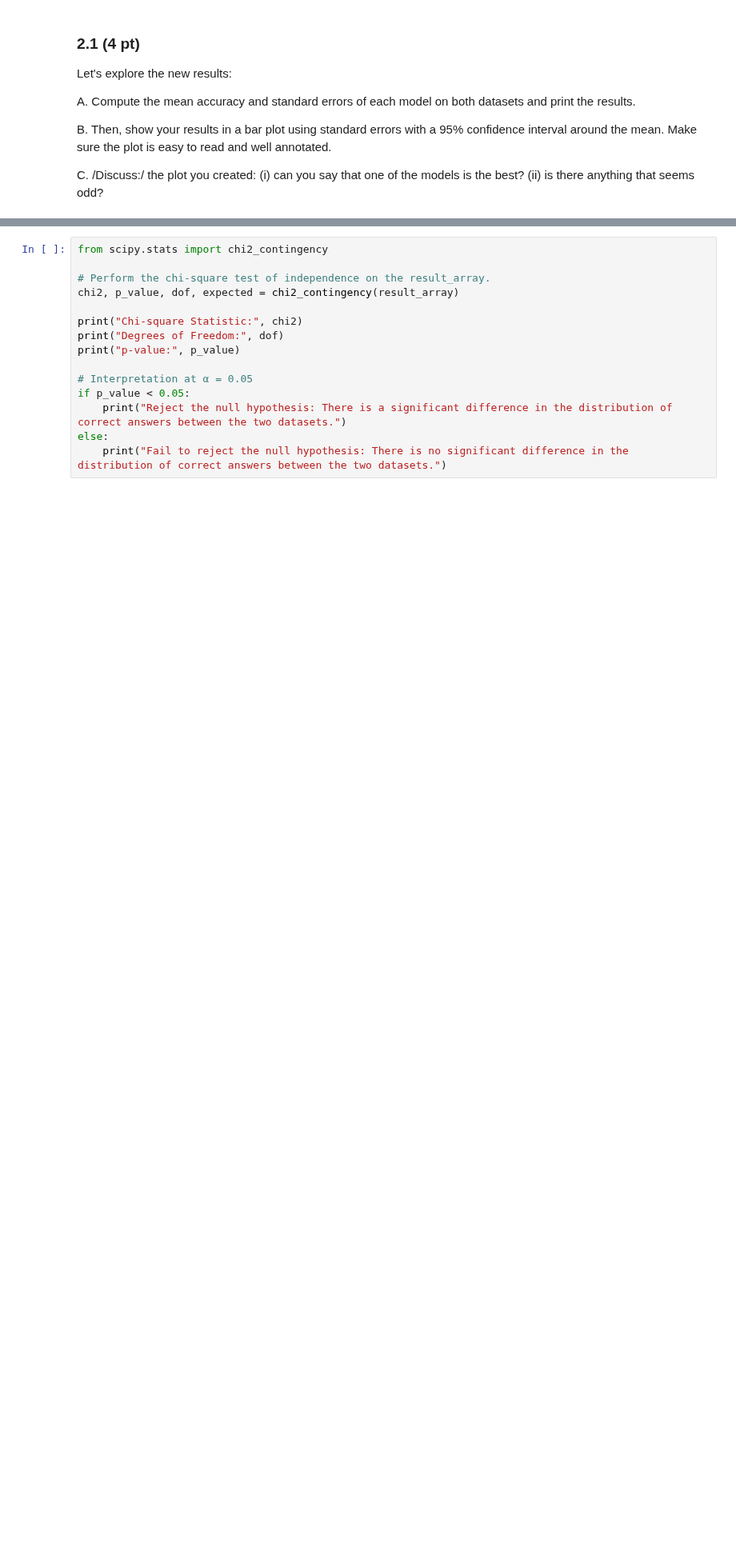
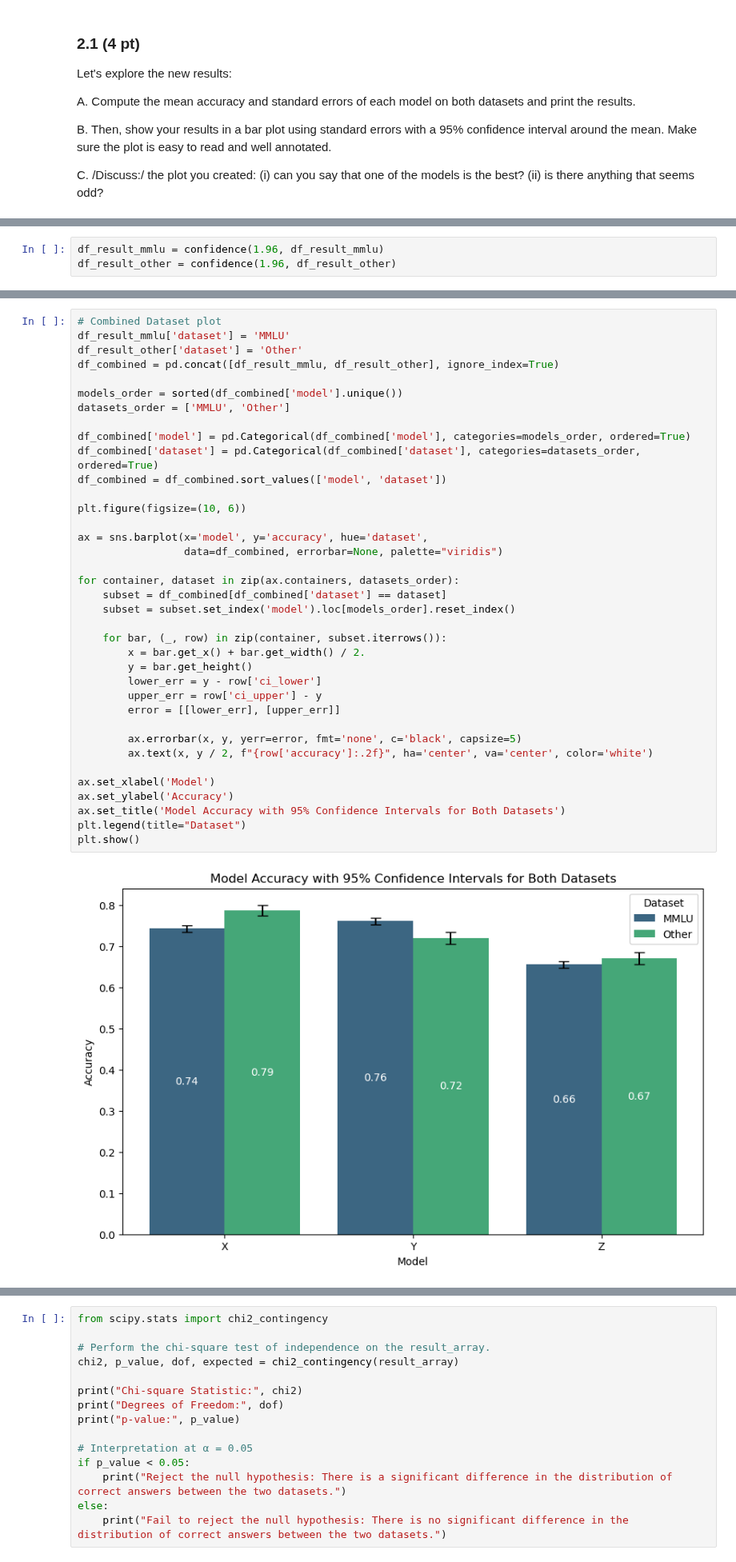
Before and after one commit to sebastians1999/KEN3450_Data_Analysis, a Jupyter notebook: Clinics/Clinic_1/Version o1.ipynb, the cells around one changed output, grey strips where cells are left out. Shown at 80% size. Saved outputs shown, nothing was run; the diff lists cells and outputs as text; blank space fills up the shorter version.

Commit message:
Added discussion and changed plots.

```diff
--- a/Clinics/Clinic_1/Version o1.ipynb
+++ b/Clinics/Clinic_1/Version o1.ipynb
@@ -694,0 +664,3 @@ plot_model_accuracy(model_stats2, "Model Accuracy for Other")
+# %%
+df_result_mmlu = confidence(1.96, df_result_mmlu)
+df_result_other = confidence(1.96, df_result_other)
@@ -694,0 +703,39 @@ plot_model_accuracy(model_stats2, "Model Accuracy for Other")
+# %%
+# Combined Dataset plot
+df_result_mmlu['dataset'] = 'MMLU'
+df_result_other['dataset'] = 'Other'
+df_combined = pd.concat([df_result_mmlu, df_result_other], ignore_index=True)
+
+models_order = sorted(df_combined['model'].unique())
+datasets_order = ['MMLU', 'Other']
+
+df_combined['model'] = pd.Categorical(df_combined['model'], categories=models_order, ordered=True)
+df_combined['dataset'] = pd.Categorical(df_combined['dataset'], categories=datasets_order, ordered=True)
+df_combined = df_combined.sort_values(['model', 'dataset'])
+
+plt.figure(figsize=(10, 6))
+
+ax = sns.barplot(x='model', y='accuracy', hue='dataset',
+                 data=df_combined, errorbar=None, palette="viridis")
+
+for container, dataset in zip(ax.containers, datasets_order):
+    subset = df_combined[df_combined['dataset'] == dataset]
+    subset = subset.set_index('model').loc[models_order].reset_index()
+
+    for bar, (_, row) in zip(container, subset.iterrows()):
+        x = bar.get_x() + bar.get_width() / 2.
+        y = bar.get_height()
+        lower_err = y - row['ci_lower']
+        upper_err = row['ci_upper'] - y
+        error = [[lower_err], [upper_err]]
+
+        ax.errorbar(x, y, yerr=error, fmt='none', c='black', capsize=5)
+        ax.text(x, y / 2, f"{row['accuracy']:.2f}", ha='center', va='center', color='white')
+
+ax.set_xlabel('Model')
+ax.set_ylabel('Accuracy')
+ax.set_title('Model Accuracy with 95% Confidence Intervals for Both Datasets')
+plt.legend(title="Dataset")
+plt.show()
+# %% [output]
+[figure, added]
```
Also changed, not shown: parts of 8 cells of this notebook.
